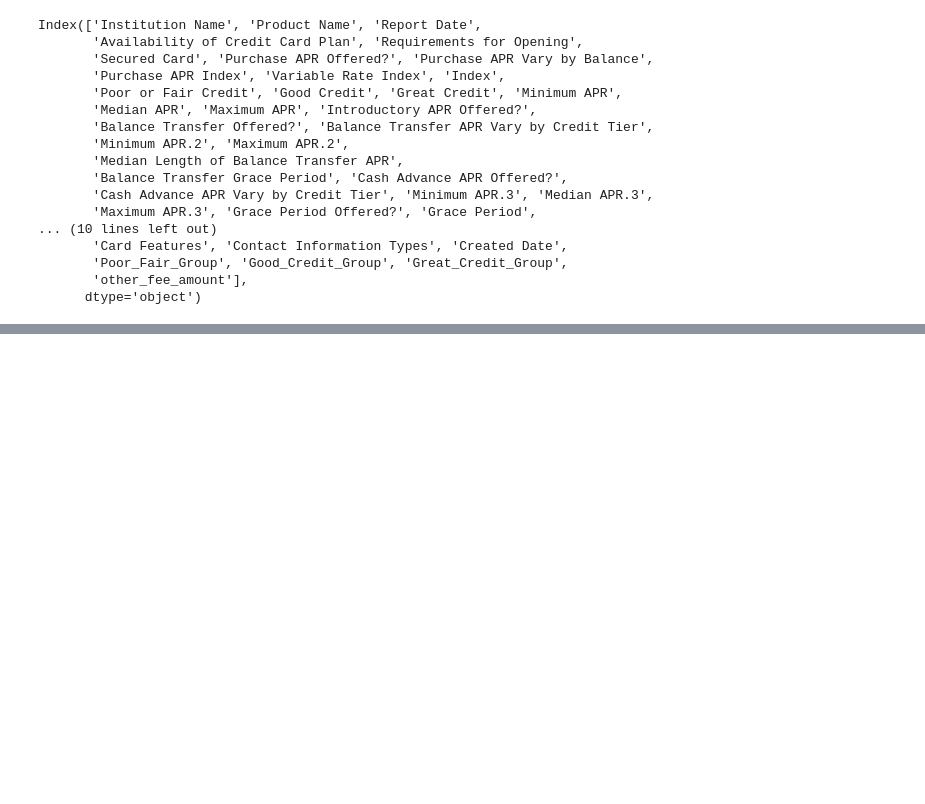
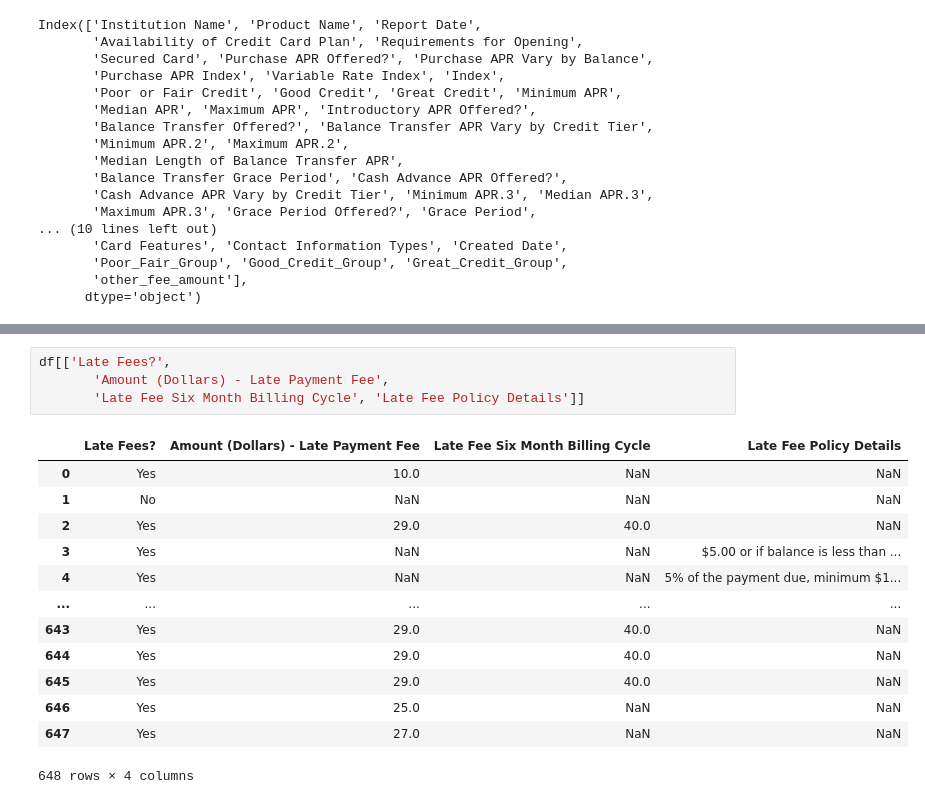
Before and after one commit to DanielGroneberg/TOP_project, a Jupyter notebook: code/01.ipynb, the cells around one changed output, grey strips where cells are left out. Drawn from its saved outputs; the diff is of its cells as text; blank space fills up the shorter version.

Commit message:
cleaning of late fees

```diff
--- a/code/01.ipynb
+++ b/code/01.ipynb
@@ -789,0 +886,18 @@ Index(['Institution Name', 'Product Name', 'Report Date',
+# %%
+df[['Late Fees?',
+       'Amount (Dollars) - Late Payment Fee',
+       'Late Fee Six Month Billing Cycle', 'Late Fee Policy Details']]
+# %% [output]
+|  | Late Fees? | Amount (Dollars) - Late Payment Fee | Late Fee Six Month Billing Cycle | Late Fee Policy Details |
+| 0 | Yes | 10.0 | NaN | NaN |
+| 1 | No | NaN | NaN | NaN |
+| 2 | Yes | 29.0 | 40.0 | NaN |
+| 3 | Yes | NaN | NaN | $5.00 or if balance is less than ... |
+| 4 | Yes | NaN | NaN | 5% of the payment due, minimum $1... |
+| ... | ... | ... | ... | ... |
+| 643 | Yes | 29.0 | 40.0 | NaN |
+| 644 | Yes | 29.0 | 40.0 | NaN |
+| 645 | Yes | 29.0 | 40.0 | NaN |
+| 646 | Yes | 25.0 | NaN | NaN |
+| 647 | Yes | 27.0 | NaN | NaN |
+648 rows × 4 columns
```
Also changed, not shown: parts of 51 cells of this notebook.
